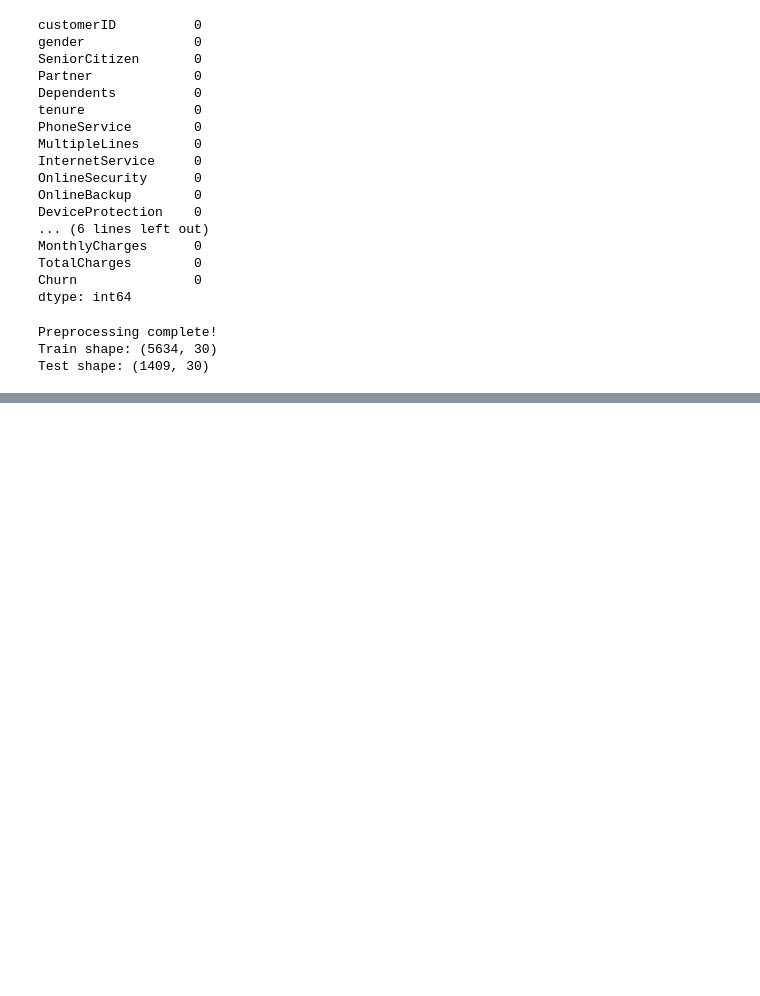
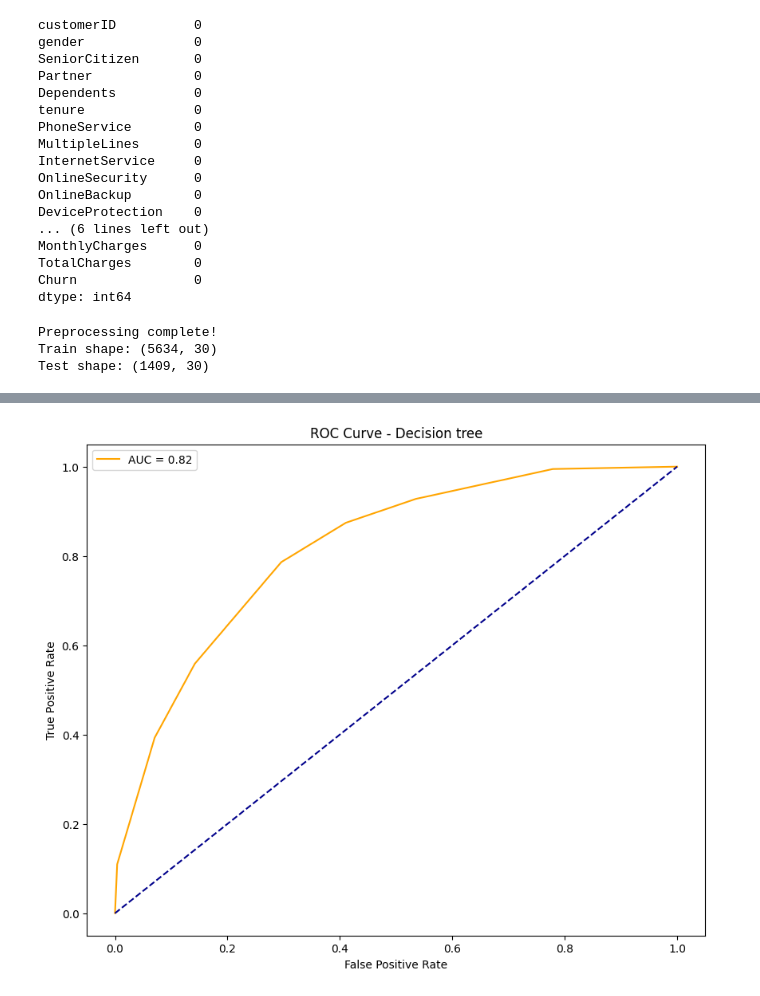
Before and after one commit to Faara34/TelecomChurnMl, a Jupyter notebook: CwMl.ipynb, the cells around one changed output, grey strips where cells are left out. Saved outputs shown, nothing was run; the diff lists cells and outputs as text; code cells hidden in the pictures; blank space fills up the shorter version.

Commit message:
Decison tree

```diff
--- a/CwMl.ipynb
+++ b/CwMl.ipynb
@@ -317,0 +326,9 @@ Test shape: (1409, 30)
+# %%
+dt_params = {
+    'max_depth': [3, 5, 7, 10, None],
+    'min_samples_split': [2, 5, 10],
+    'criterion': ['gini', 'entropy']
+}
+# %%
+dt_grid = GridSearchCV(DecisionTreeClassifier(random_state=42), dt_params, cv=5, scoring='accuracy')
+dt_grid.fit(X_train, y_train)
@@ -317,0 +347,3 @@ Test shape: (1409, 30)
+# %%
+dt_model = dt_grid.best_estimator_
+print("Best Decision Tree Parameters:", dt_grid.best_params_)
@@ -317,0 +373,18 @@ Test shape: (1409, 30)
+# %%
+dt_probs = dt_model.predict_proba(X_test)[:,1]
+fpr_dt, tpr_dt, thresholds_dt = roc_curve(y_test, dt_probs)
+auc_score_dt = roc_auc_score(y_test, dt_probs)
+
+def plot_roc_curve(fpr, tpr, ):
+    plt.figure(figsize=(10,8))
+    plt.plot(fpr, tpr, color='orange',label='AUC = %0.2f' % auc_score_dt)
+    plt.plot([0,1],[0,1], color='darkblue', linestyle='--')
+    plt.xlabel('False Positive Rate')
+    plt.ylabel('True Positive Rate')
+    plt.title(f'ROC Curve - Decision tree')
+    plt.legend()
+    plt.show()
+
+plot_roc_curve(fpr_dt, tpr_dt, )
+# %% [output]
+[figure, added]
```
Also changed, not shown: parts of 7 cells of this notebook.
